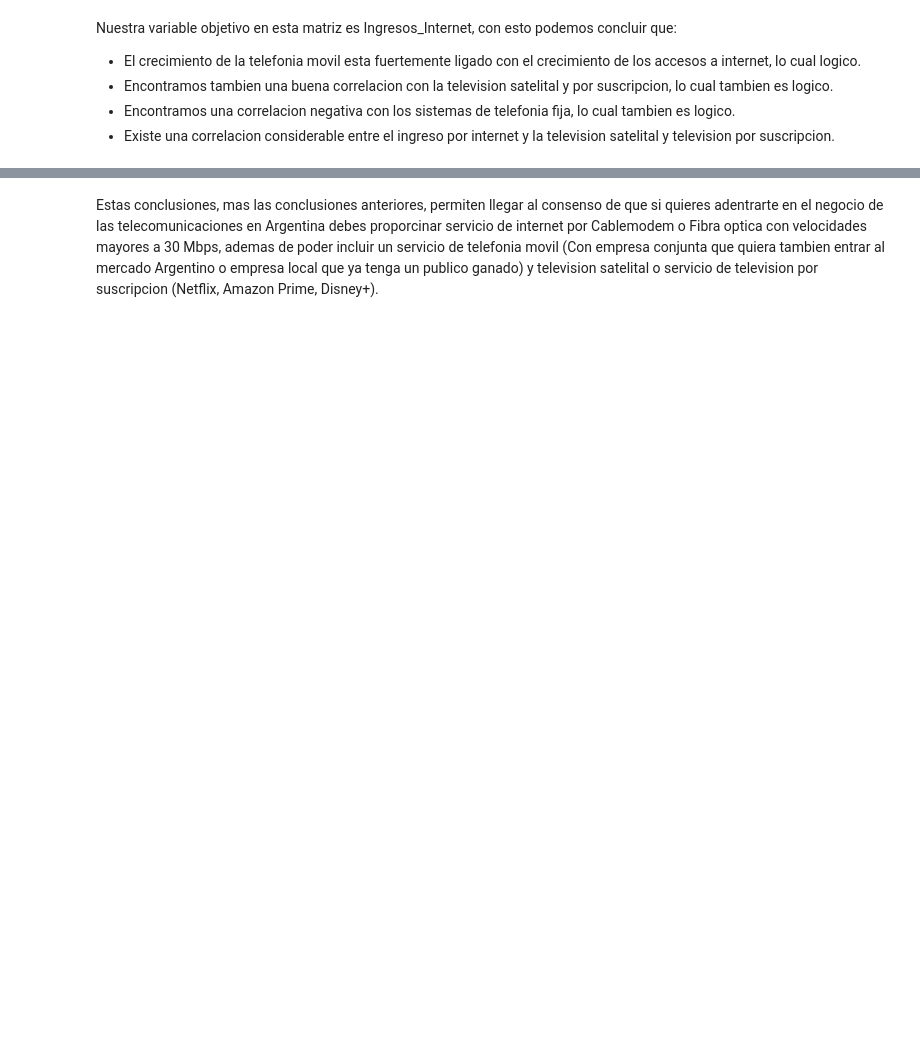
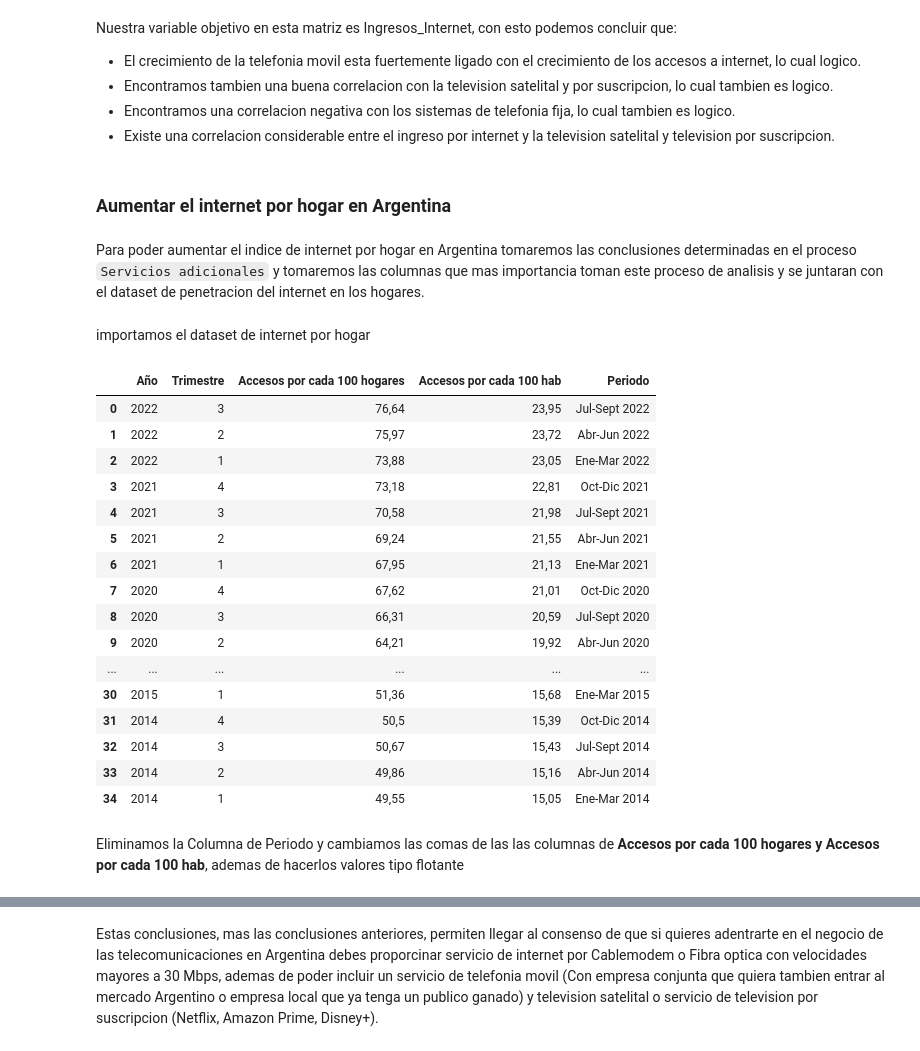
Before and after one commit to Magic-Mario/henry_lab02, a Jupyter notebook: cleaning/eda.ipynb, the cells around one changed output, grey strips where cells are left out. Cells and saved outputs as stored; diff of their text form; code cells hidden in the pictures; blank space fills up the shorter version.

```diff
--- a/cleaning/eda.ipynb
+++ b/cleaning/eda.ipynb
@@ -537,3 +548,33 @@ Nuestra variable objetivo en esta matriz es Ingresos_Internet, con esto podemos
 - Encontramos tambien una buena correlacion con la television satelital y por suscripcion, lo cual tambien es logico.
 - Encontramos una correlacion negativa con los sistemas de telefonia fija, lo cual tambien es logico.
 - Existe una correlacion considerable entre el ingreso por internet y la television satelital y television por suscripcion.
+# %% [markdown]
+### Aumentar el internet por hogar en Argentina
+# %% [markdown]
+Para poder aumentar el indice de internet por hogar en Argentina tomaremos las conclusiones determinadas en el proceso `Servicios adicionales` y tomaremos las columnas que mas importancia toman este proceso de analisis y se juntaran con el dataset de penetracion del internet en los hogares.
+# %% [markdown]
+importamos el dataset de internet por hogar
+# %%
+df_internet_per_hogar = pd.read_csv('../data/Internet_Penetracion.csv')
+# %%
+df_internet_per_hogar
+# %% [output]
+|  | Año | Trimestre | Accesos por cada 100 hogares | Accesos por cada 100 hab | Periodo |
+| 0 | 2022 | 3 | 76,64 | 23,95 | Jul-Sept 2022 |
+| 1 | 2022 | 2 | 75,97 | 23,72 | Abr-Jun 2022 |
+| 2 | 2022 | 1 | 73,88 | 23,05 | Ene-Mar 2022 |
+| 3 | 2021 | 4 | 73,18 | 22,81 | Oct-Dic 2021 |
+| 4 | 2021 | 3 | 70,58 | 21,98 | Jul-Sept 2021 |
+| 5 | 2021 | 2 | 69,24 | 21,55 | Abr-Jun 2021 |
+| 6 | 2021 | 1 | 67,95 | 21,13 | Ene-Mar 2021 |
+| 7 | 2020 | 4 | 67,62 | 21,01 | Oct-Dic 2020 |
+| 8 | 2020 | 3 | 66,31 | 20,59 | Jul-Sept 2020 |
+| 9 | 2020 | 2 | 64,21 | 19,92 | Abr-Jun 2020 |
+| ... | ... | ... | ... | ... | ... |
+| 30 | 2015 | 1 | 51,36 | 15,68 | Ene-Mar 2015 |
+| 31 | 2014 | 4 | 50,5 | 15,39 | Oct-Dic 2014 |
+| 32 | 2014 | 3 | 50,67 | 15,43 | Jul-Sept 2014 |
+| 33 | 2014 | 2 | 49,86 | 15,16 | Abr-Jun 2014 |
+| 34 | 2014 | 1 | 49,55 | 15,05 | Ene-Mar 2014 |
+# %% [markdown]
+Eliminamos la Columna de Periodo y cambiamos las comas de las las columnas de **Accesos por cada 100 hogares y Accesos por cada 100 hab**, ademas de hacerlos valores tipo flotante
```
Also changed, not shown: parts of 15 cells of this notebook, 1 other file.
